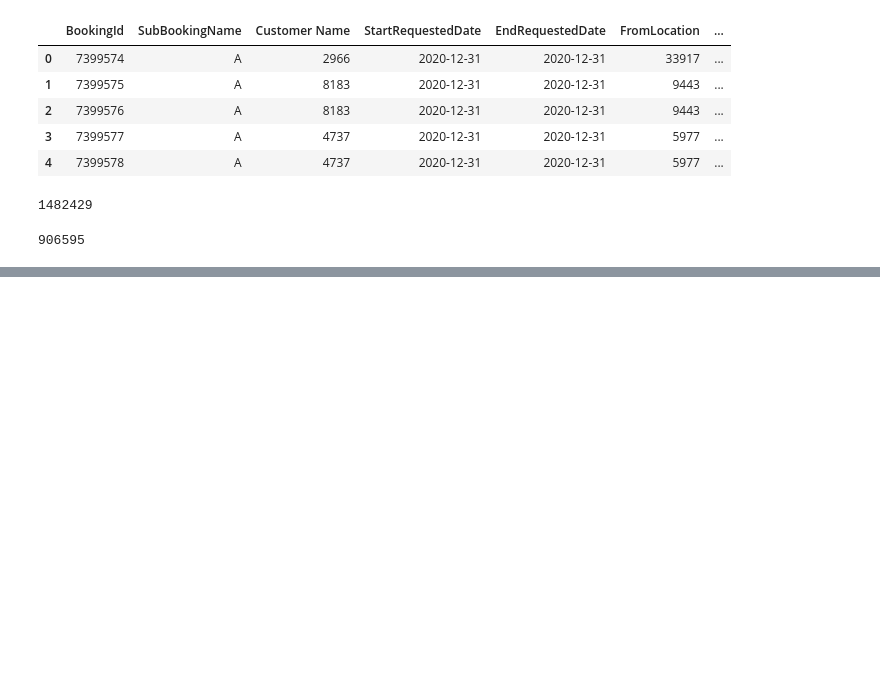
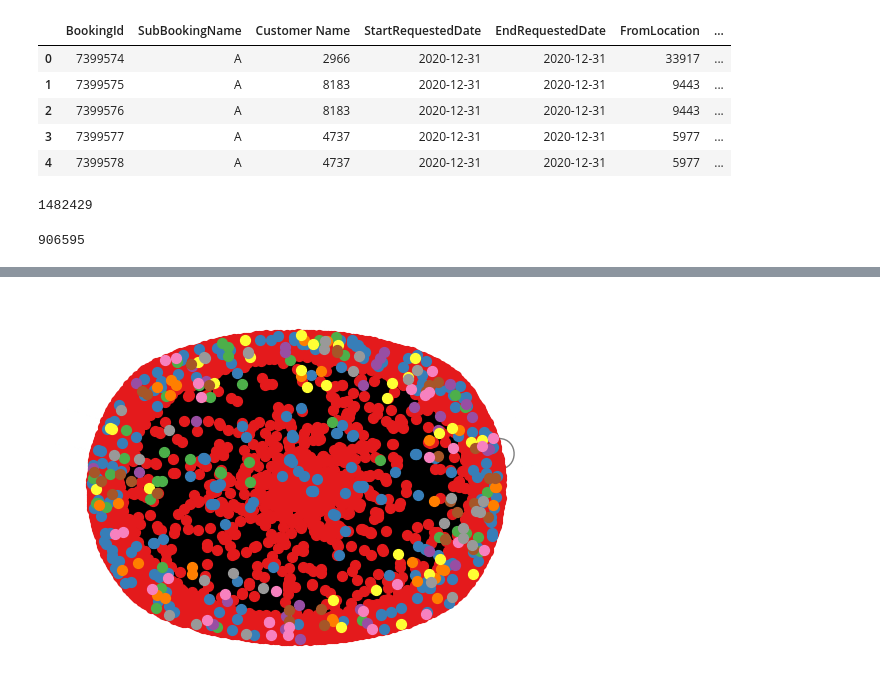
Before and after one commit to em1899/master-thesis-project, a Jupyter notebook: Graph/Graph_Playaround.ipynb, the cells around one changed output, grey strips where cells are left out. Drawn from its saved outputs; the diff is of its cells as text; code cells hidden in the pictures; blank space fills up the shorter version.

Commit message:
Folium part amendments (next: communities)

```diff
--- a/Graph/Graph_Playaround.ipynb
+++ b/Graph/Graph_Playaround.ipynb
@@ -153,0 +194,52 @@ m.save('map_uk_300.html')
+# %%
+import leidenalg
+import igraph as ig
+
+# Create a mapping between NetworkX node labels and integer indices
+node_mapping = {node: idx for idx, node in enumerate(G.nodes)}
+
+# Create an empty directed iGraph graph
+ig_graph = ig.Graph(directed=True)
+
+# Add nodes to the iGraph graph
+ig_graph.add_vertices(list(range(len(G.nodes()))))
+
+# Add edges to the iGraph graph using the mapping
+ig_graph.add_edges([(node_mapping[u], node_mapping[v]) for u, v in G.edges()])
+
+# Set the edge weights from the NetworkX graph
+ig_graph.es['weight'] = [e['weight'] for _, _, e in G.edges(data=True)]
+
+# Perform community detection using the Leiden algorithm
+partition = leidenalg.find_partition(ig_graph, leidenalg.ModularityVertexPartition)
+
+# Assign communities to nodes
+community_labels = {}
+for idx, label in enumerate(partition):
+    for node in label:
+        # Map the iGraph node index back to the original node from the NetworkX graph
+        original_node = list(node_mapping.keys())[list(node_mapping.values()).index(node)]
+        community_labels[original_node] = idx
+
+# Add community labels as node attributes in the NetworkX graph
+for node, community in community_labels.items():
+    G.nodes[node]['community'] = community
+
+# Visualization
+import matplotlib.pyplot as plt
+import numpy as np
+
+# Set up a color map for communities
+community_values = [v for k, v in community_labels.items()]
+community_unique = list(np.unique(community_values))
+colors = plt.cm.Set1(np.linspace(0, 1, len(community_unique)))
+
+# Draw the graph
+pos = nx.spring_layout(G)
+for community, color in zip(community_unique, colors):
+    nx.draw_networkx_nodes(G, pos, nodelist=[node for node, attr in G.nodes(data=True) if attr['community'] == community], node_color=[color], node_size=50)
+nx.draw_networkx_edges(G, pos, alpha=0.5, arrows=True)
+plt.axis('off')
+plt.show()
+# %% [output]
+[figure, added]
```
Also changed, not shown: parts of 3 cells of this notebook, 2 other files.
